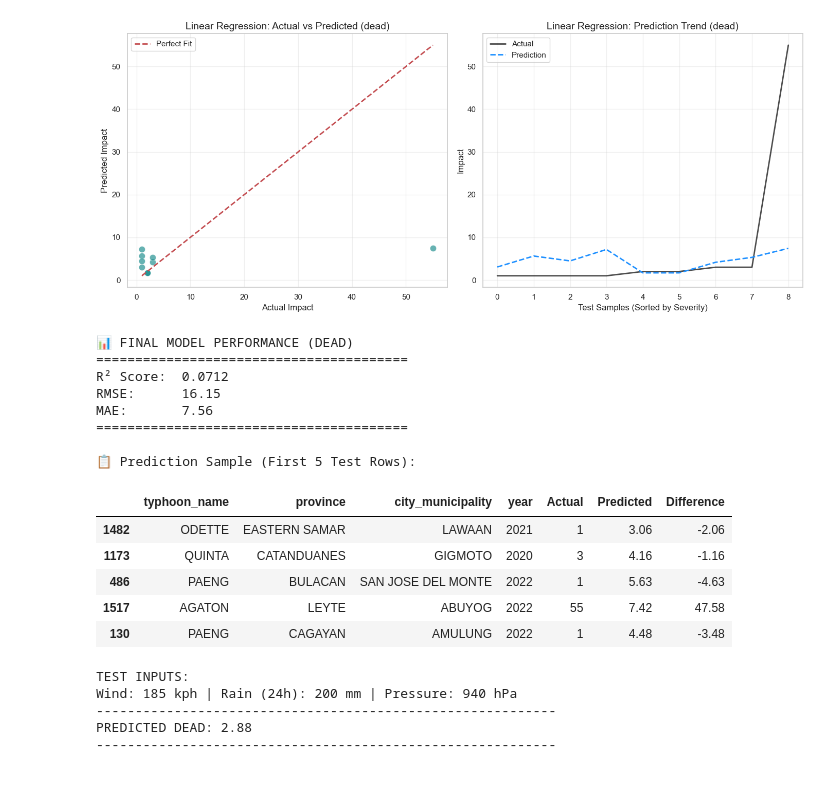
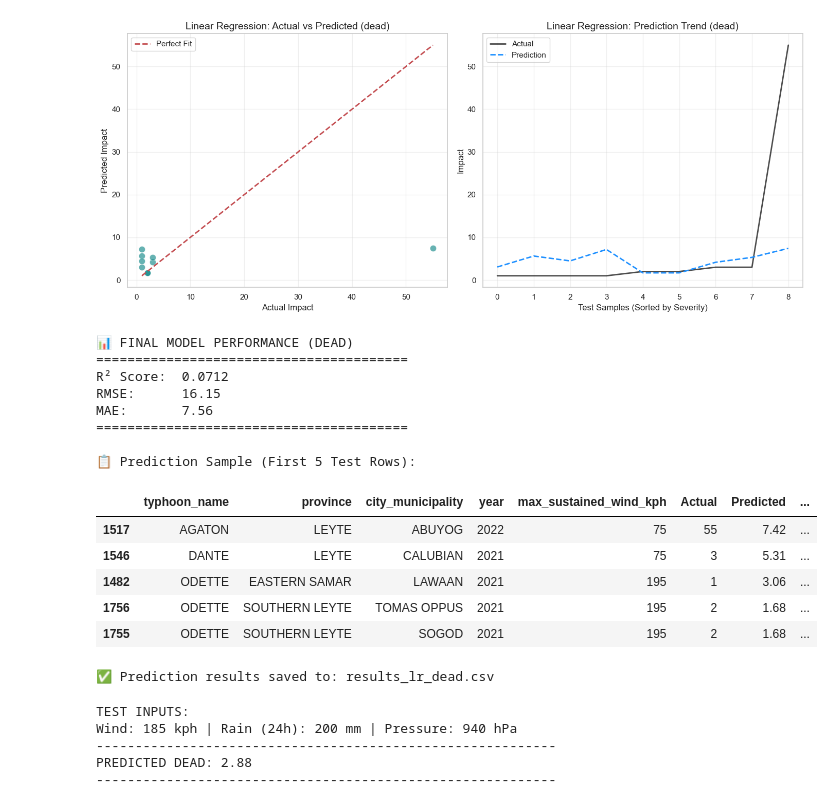
Before and after one commit to hirajya/K-Prototypes-Clustering-Algorithm-for-Post-Tropical-Cyclone-Impact-Profiling-in-the-Philippines, a Jupyter notebook: notebooks/Outcome Prediction/lr-predictions/dead/dead.ipynb, the cells around one changed output. Drawn from its saved outputs; the diff is of its cells as text; code cells hidden in the pictures.

Commit message:
Adjusted Results For All Notebooks

```diff
--- a/notebooks/Outcome Prediction/lr-predictions/dead/dead.ipynb
+++ b/notebooks/Outcome Prediction/lr-predictions/dead/dead.ipynb
@@ -326,44 +326,61 @@ plt.show()
 print(f"📊 FINAL MODEL PERFORMANCE ({TARGET_COLUMN.upper()})")
 print("=" * 40)
 print(f"R² Score:  {r2:.4f}")
 print(f"RMSE:      {rmse:,.2f}")
 print(f"MAE:       {mae:,.2f}")
 print("=" * 40)
 
 # --- Prepare Output DataFrame ---
-# Retrieve metadata for the test set indices to make the output readable
-meta_cols = ['typhoon_name', 'province', 'city_municipality', 'year']
+# 1. Define metadata and key features to include for context
+# We include max_sustained_wind_kph to help diagnose if errors are related to storm intensity
+meta_cols = ['typhoon_name', 'province', 'city_municipality', 'year', 'max_sustained_wind_kph']
+
+# 2. Check which ones are actually in your dataframe to avoid errors
 available_meta = [c for c in meta_cols if c in df_clean.columns]
+
+# 3. Retrieve metadata for the specific rows in the test set using the index
 test_metadata = df_clean.loc[y_test.index, available_meta].copy()
 
-# Create results table
+# 4. Create the prediction results dataframe
 results_df = pd.DataFrame({
     'Actual': y_test.values,
     'Predicted': np.round(y_pred_final, 2),
     'Difference': np.round(y_test.values - y_pred_final, 2),
 }, index=y_test.index)
 
-# Combine metadata with results
+# 5. Concatenate the metadata with the results
 final_output = pd.concat([test_metadata, results_df], axis=1)
 
-# Display a sample of the output
+# --- SORTING STEP ---
+# Sort by Typhoon Name (A-Z) then Year (Ascending) for easier reading
+if 'typhoon_name' in final_output.columns and 'year' in final_output.columns:
+    final_output.sort_values(by=['typhoon_name', 'year'], ascending=[True, True], inplace=True)
+
+# 6. Display a sample of the output
 print("\n📋 Prediction Sample (First 5 Test Rows):")
 display(final_output.head())
 # %% [output]
 📊 FINAL MODEL PERFORMANCE (DEAD)
 ========================================
 R² Score:  0.0712
 RMSE:      16.15
 MAE:       7.56
 ========================================
 
 📋 Prediction Sample (First 5 Test Rows):
-|  | typhoon_name | province | city_municipality | year | Actual | Predicted | Difference |
-| 1482 | ODETTE | EASTERN SAMAR | LAWAAN | 2021 | 1 | 3.06 | -2.06 |
-| 1173 | QUINTA | CATANDUANES | GIGMOTO | 2020 | 3 | 4.16 | -1.16 |
-| 486 | PAENG | BULACAN | SAN JOSE DEL MONTE | 2022 | 1 | 5.63 | -4.63 |
-| 1517 | AGATON | LEYTE | ABUYOG | 2022 | 55 | 7.42 | 47.58 |
-| 130 | PAENG | CAGAYAN | AMULUNG | 2022 | 1 | 4.48 | -3.48 |
+|  | typhoon_name | province | city_municipality | year | max_sustained_wind_kph | Actual | Predicted | ... |
+| 1517 | AGATON | LEYTE | ABUYOG | 2022 | 75 | 55 | 7.42 | ... |
+| 1546 | DANTE | LEYTE | CALUBIAN | 2021 | 75 | 3 | 5.31 | ... |
+| 1482 | ODETTE | EASTERN SAMAR | LAWAAN | 2021 | 195 | 1 | 3.06 | ... |
+| 1756 | ODETTE | SOUTHERN LEYTE | TOMAS OPPUS | 2021 | 195 | 2 | 1.68 | ... |
+| 1755 | ODETTE | SOUTHERN LEYTE | SOGOD | 2021 | 195 | 2 | 1.68 | ... |
+# %%
+# --- 1. Save Predictions to CSV ---
+csv_filename = f'results_lr_{TARGET_COLUMN}.csv'
+final_output.to_csv(csv_filename, index=False)
+print(f"✅ Prediction results saved to: {csv_filename}")
+# %% [output]
+✅ Prediction results saved to: results_lr_dead.csv
 # %%
 # --- MANUAL VALIDATION FUNCTION ---
 def test_prediction(wind_kph, rain_24hr, storm_rain_mm, pressure_hpa):
```
Also changed, not shown: 6 other files.
